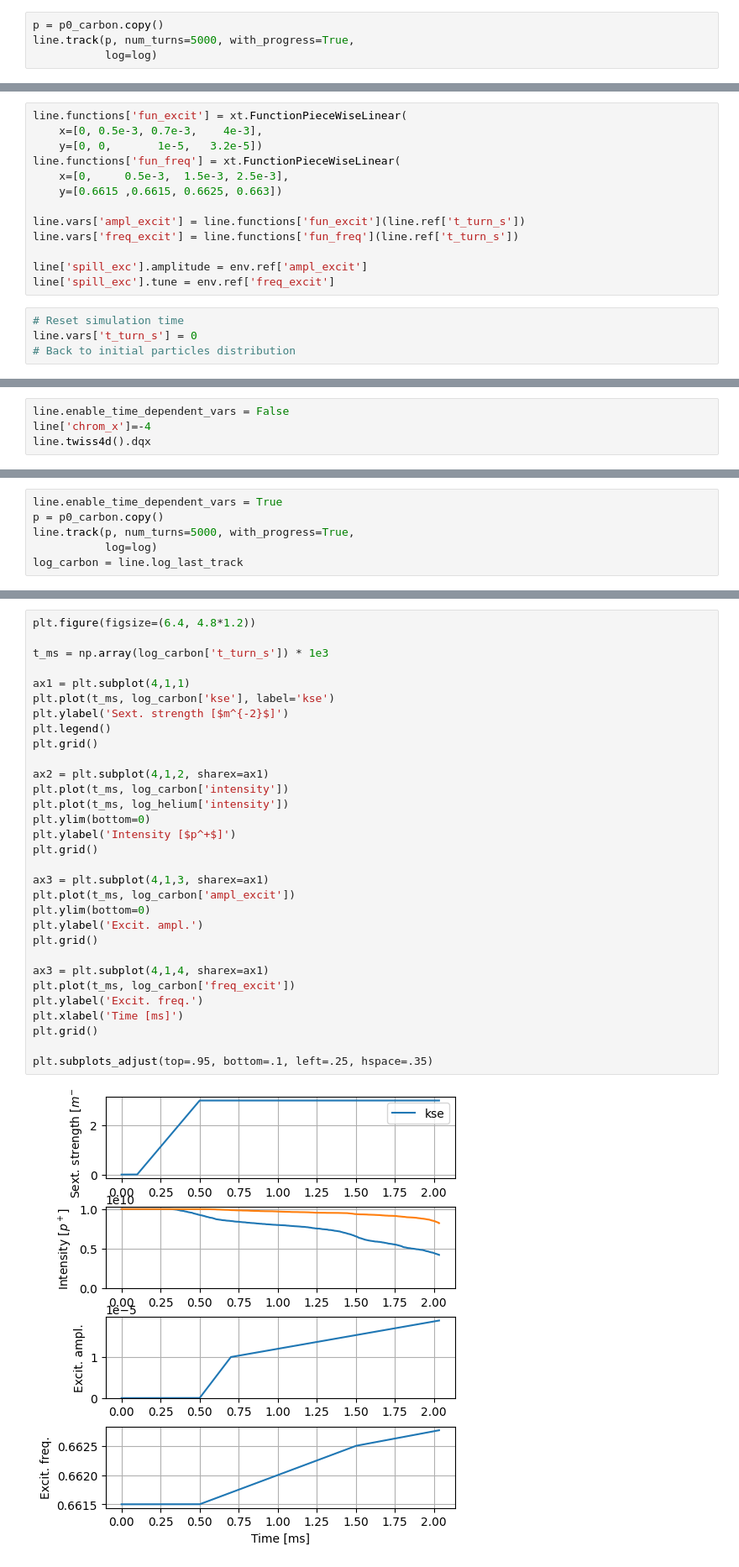
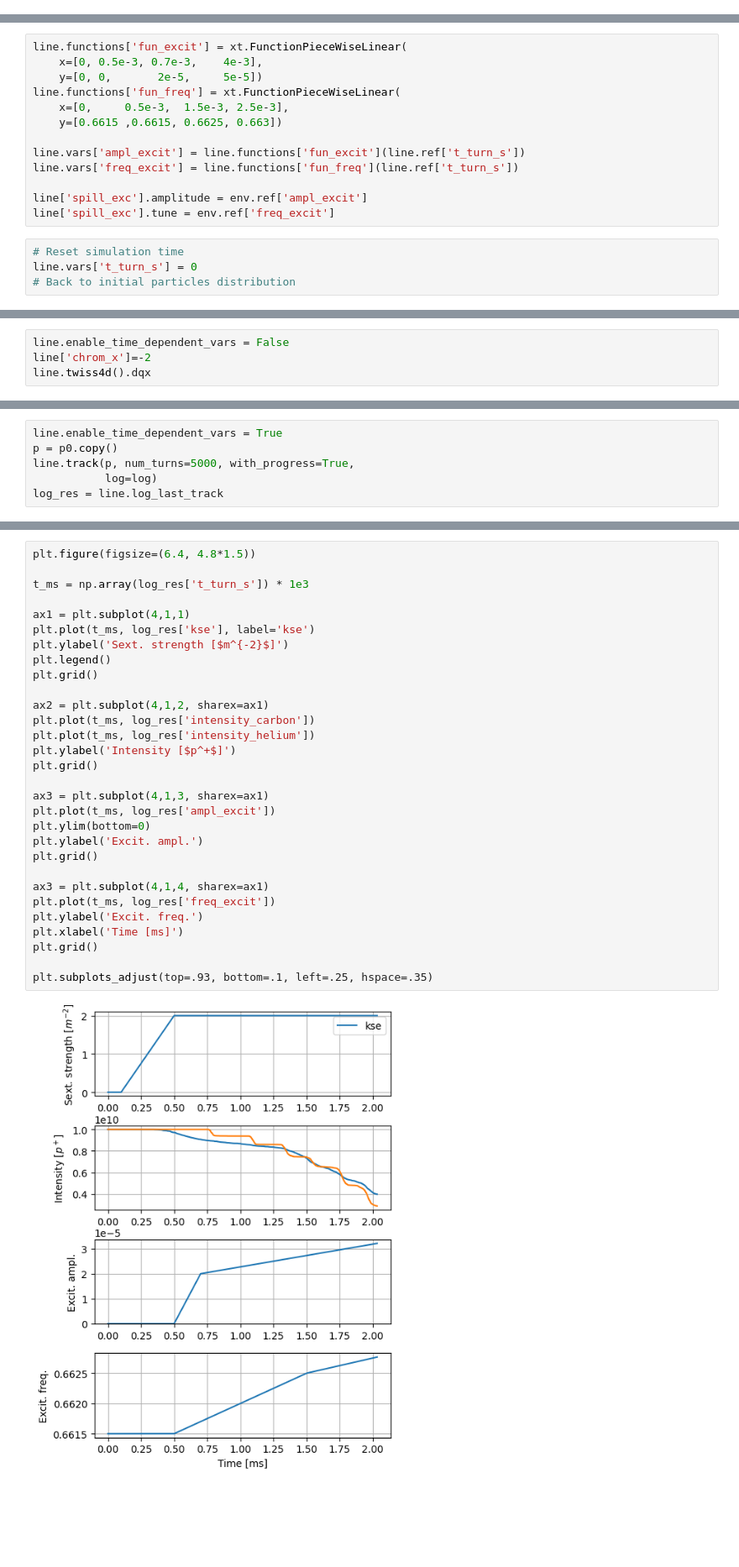
Before and after one commit to xsuite/tutorial_cern_seminar, a Jupyter notebook: notebook_06b_mixed_beams_slow_extraction.ipynb, the cells around one changed output, grey strips where cells are left out. Shown at 84% size. Drawn from its saved outputs; the diff is of its cells as text; blank space fills up the shorter version.

```diff
--- a/notebook_06b_mixed_beams_slow_extraction.ipynb
+++ b/notebook_06b_mixed_beams_slow_extraction.ipynb
@@ -208,6 +232,2 @@ log = xt.Log('kse',              # vars to be logged
 # %%
 line.enable_time_dependent_vars = True
-# %%
-p = p0_carbon.copy()
-line.track(p, num_turns=5000, with_progress=True,
-           log=log)
@@ -269,7 +261,7 @@ Use the amplitude and the frequency of the excitation to control the spill
 # %%
 line.functions['fun_excit'] = xt.FunctionPieceWiseLinear(
     x=[0, 0.5e-3, 0.7e-3,    4e-3],
-    y=[0, 0,       1e-5,   3.2e-5])
+    y=[0, 0,       2e-5,     5e-5])
 line.functions['fun_freq'] = xt.FunctionPieceWiseLinear(
     x=[0,     0.5e-3,  1.5e-3, 2.5e-3],
     y=[0.6615 ,0.6615, 0.6625, 0.663])
@@ -291,6 +285,6 @@ log = xt.Log(
 # %%
 line.enable_time_dependent_vars = False
-line['chrom_x']=-4
+line['chrom_x']=-2
 line.twiss4d().dqx
 # %% [output]
 The line has collective elements.
@@ -299,6 +293,6 @@ np.float64(-3.9571002221631675)
 # %%
 line.enable_time_dependent_vars = True
-p = p0_carbon.copy()
+p = p0.copy()
 line.track(p, num_turns=5000, with_progress=True,
            log=log)
-log_carbon = line.log_last_track
+log_res = line.log_last_track
@@ -311,33 +299,32 @@ log_helium = line.log_last_track
 # %%
-plt.figure(figsize=(6.4, 4.8*1.2))
+plt.figure(figsize=(6.4, 4.8*1.5))
 
-t_ms = np.array(log_carbon['t_turn_s']) * 1e3
+t_ms = np.array(log_res['t_turn_s']) * 1e3
 
 ax1 = plt.subplot(4,1,1)
-plt.plot(t_ms, log_carbon['kse'], label='kse')
+plt.plot(t_ms, log_res['kse'], label='kse')
 plt.ylabel('Sext. strength [$m^{-2}$]')
 plt.legend()
 plt.grid()
 
 ax2 = plt.subplot(4,1,2, sharex=ax1)
-plt.plot(t_ms, log_carbon['intensity'])
-plt.plot(t_ms, log_helium['intensity'])
-plt.ylim(bottom=0)
+plt.plot(t_ms, log_res['intensity_carbon'])
+plt.plot(t_ms, log_res['intensity_helium'])
 plt.ylabel('Intensity [$p^+$]')
 plt.grid()
 
 ax3 = plt.subplot(4,1,3, sharex=ax1)
-plt.plot(t_ms, log_carbon['ampl_excit'])
+plt.plot(t_ms, log_res['ampl_excit'])
 plt.ylim(bottom=0)
 plt.ylabel('Excit. ampl.')
 plt.grid()
 
 ax3 = plt.subplot(4,1,4, sharex=ax1)
-plt.plot(t_ms, log_carbon['freq_excit'])
+plt.plot(t_ms, log_res['freq_excit'])
 plt.ylabel('Excit. freq.')
 plt.xlabel('Time [ms]')
 plt.grid()
 
-plt.subplots_adjust(top=.95, bottom=.1, left=.25, hspace=.35)
+plt.subplots_adjust(top=.93, bottom=.1, left=.25, hspace=.35)
 # %% [output]
-[figure, old version]
+[figure, new version]
```
Also changed, not shown: parts of 20 cells of this notebook.
